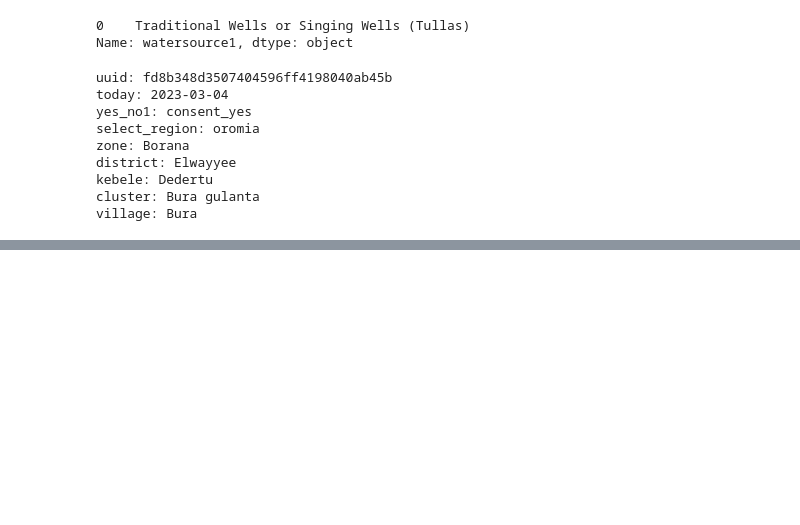
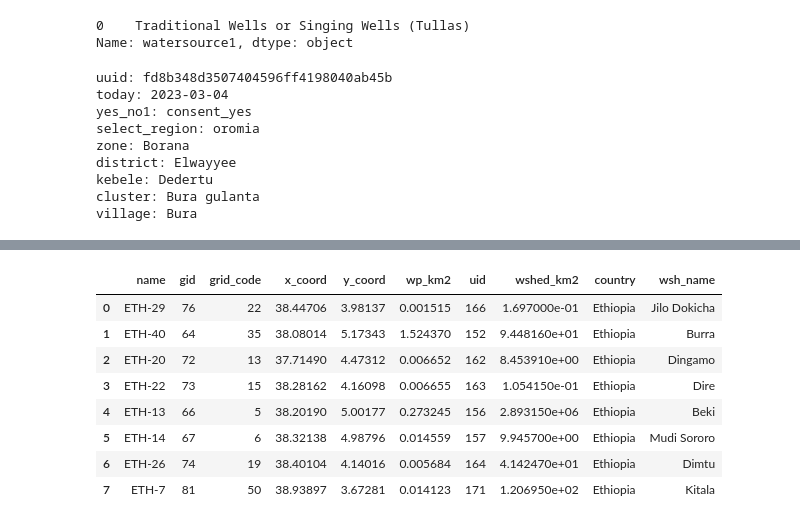
Before and after one commit to CIAT-DAPA/lswms_etl, a Jupyter notebook: src/imports/import_admin_levels.ipynb, the cells around one changed output, grey strips where cells are left out. Saved outputs shown, nothing was run; the diff lists cells and outputs as text; code cells hidden in the pictures; blank space fills up the shorter version.

```diff
--- a/src/imports/import_admin_levels.ipynb
+++ b/src/imports/import_admin_levels.ipynb
@@ -411,0 +433,29 @@ adminleves
+# %%
+import pandas as pd
+
+data = {
+    'name': ['ETH-29', 'ETH-40', 'ETH-20', 'ETH-22', 'ETH-13', 'ETH-14', 'ETH-26', 'ETH-7'],
+    'gid': [76, 64, 72, 73, 66, 67, 74, 81],
+    'grid_code': [22, 35, 13, 15, 5, 6, 19, 50],
+    'x_coord': [38.44706, 38.08014, 37.7149, 38.28162, 38.2019, 38.32138, 38.40104, 38.93897],
+    'y_coord': [3.98137, 5.17343, 4.47312, 4.16098, 5.00177, 4.98796, 4.14016, 3.67281],
+    'wp_km2': [0.001515, 1.52437, 0.006652, 0.006655, 0.273245, 0.014559, 0.005684, 0.014123],
+    'uid': [166, 152, 162, 163, 156, 157, 164, 171],
+    'wshed_km2': [0.1697, 94.4816, 8.45391, 0.105415, 2893150, 9.9457, 41.4247, 120.695],
+    'country': ['Ethiopia', 'Ethiopia', 'Ethiopia', 'Ethiopia', 'Ethiopia', 'Ethiopia', 'Ethiopia', 'Ethiopia'],
+    'wsh_name': ['Jilo Dokicha', 'Burra', 'Dingamo', 'Dire', 'Beki', 'Mudi Sororo', 'Dimtu', 'Kitala']
+}
+
+df1 = pd.DataFrame(data)
+
+df1
+# %% [output]
+|  | name | gid | grid_code | x_coord | y_coord | wp_km2 | uid | wshed_km2 | country | wsh_name |
+| 0 | ETH-29 | 76 | 22 | 38.44706 | 3.98137 | 0.001515 | 166 | 1.697000e-01 | Ethiopia | Jilo Dokicha |
+| 1 | ETH-40 | 64 | 35 | 38.08014 | 5.17343 | 1.524370 | 152 | 9.448160e+01 | Ethiopia | Burra |
+| 2 | ETH-20 | 72 | 13 | 37.71490 | 4.47312 | 0.006652 | 162 | 8.453910e+00 | Ethiopia | Dingamo |
+| 3 | ETH-22 | 73 | 15 | 38.28162 | 4.16098 | 0.006655 | 163 | 1.054150e-01 | Ethiopia | Dire |
+| 4 | ETH-13 | 66 | 5 | 38.20190 | 5.00177 | 0.273245 | 156 | 2.893150e+06 | Ethiopia | Beki |
+| 5 | ETH-14 | 67 | 6 | 38.32138 | 4.98796 | 0.014559 | 157 | 9.945700e+00 | Ethiopia | Mudi Sororo |
+| 6 | ETH-26 | 74 | 19 | 38.40104 | 4.14016 | 0.005684 | 164 | 4.142470e+01 | Ethiopia | Dimtu |
+| 7 | ETH-7 | 81 | 50 | 38.93897 | 3.67281 | 0.014123 | 171 | 1.206950e+02 | Ethiopia | Kitala |
```
Also changed, not shown: parts of 3 cells of this notebook, 4 other files.
